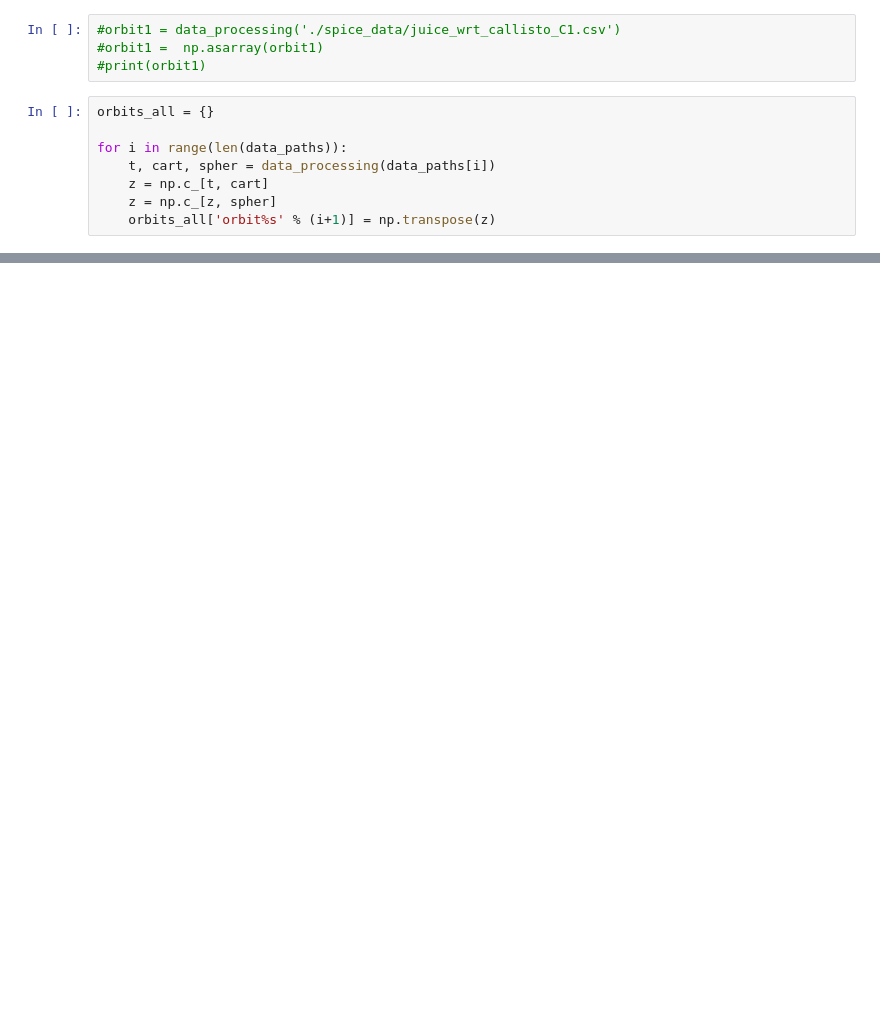
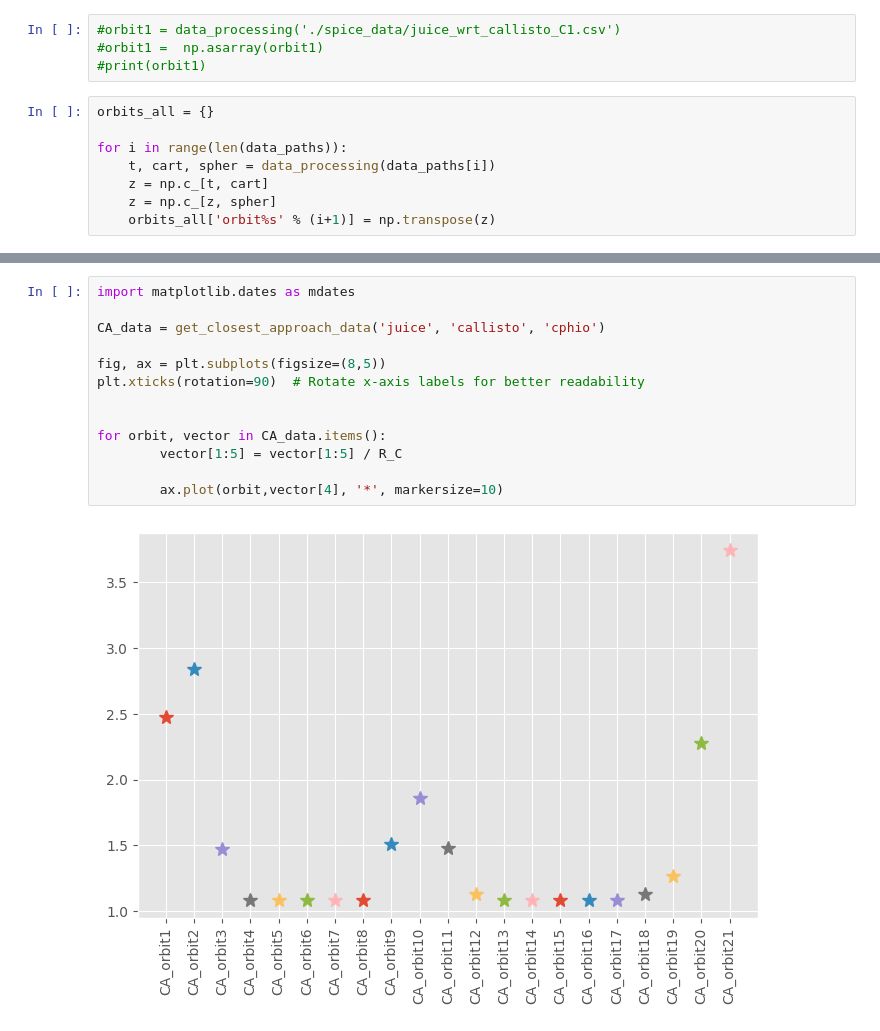
Before and after one commit to vera-br/Callisto, a Jupyter notebook: spice_data_test.ipynb, the cells around one changed output, grey strips where cells are left out. Cells and saved outputs as stored; diff of their text form; blank space fills up the shorter version.

```diff
--- a/spice_data_test.ipynb
+++ b/spice_data_test.ipynb
@@ -110,0 +372,15 @@ plt.plot([mintime,mintime], [0.999*orbit1[4, minarg],1.001*orbit1[4, minarg]])
+# %%
+import matplotlib.dates as mdates
+
+CA_data = get_closest_approach_data('juice', 'callisto', 'cphio')
+
+fig, ax = plt.subplots(figsize=(8,5))
+plt.xticks(rotation=90)  # Rotate x-axis labels for better readability
+
+
+for orbit, vector in CA_data.items():
+        vector[1:5] = vector[1:5] / R_C
+
+        ax.plot(orbit,vector[4], '*', markersize=10)
+# %% [output]
+[figure, added]
```
Also changed, not shown: parts of 6 cells of this notebook, 15 other files.
